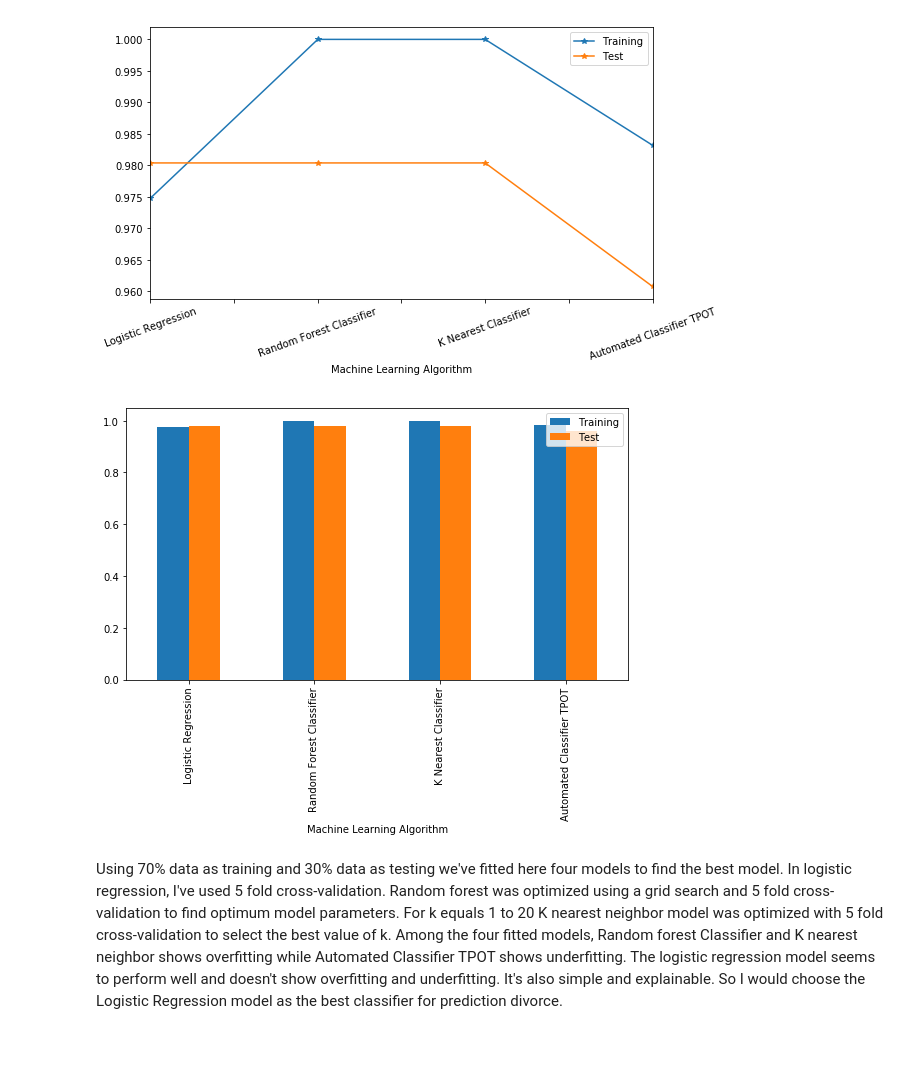
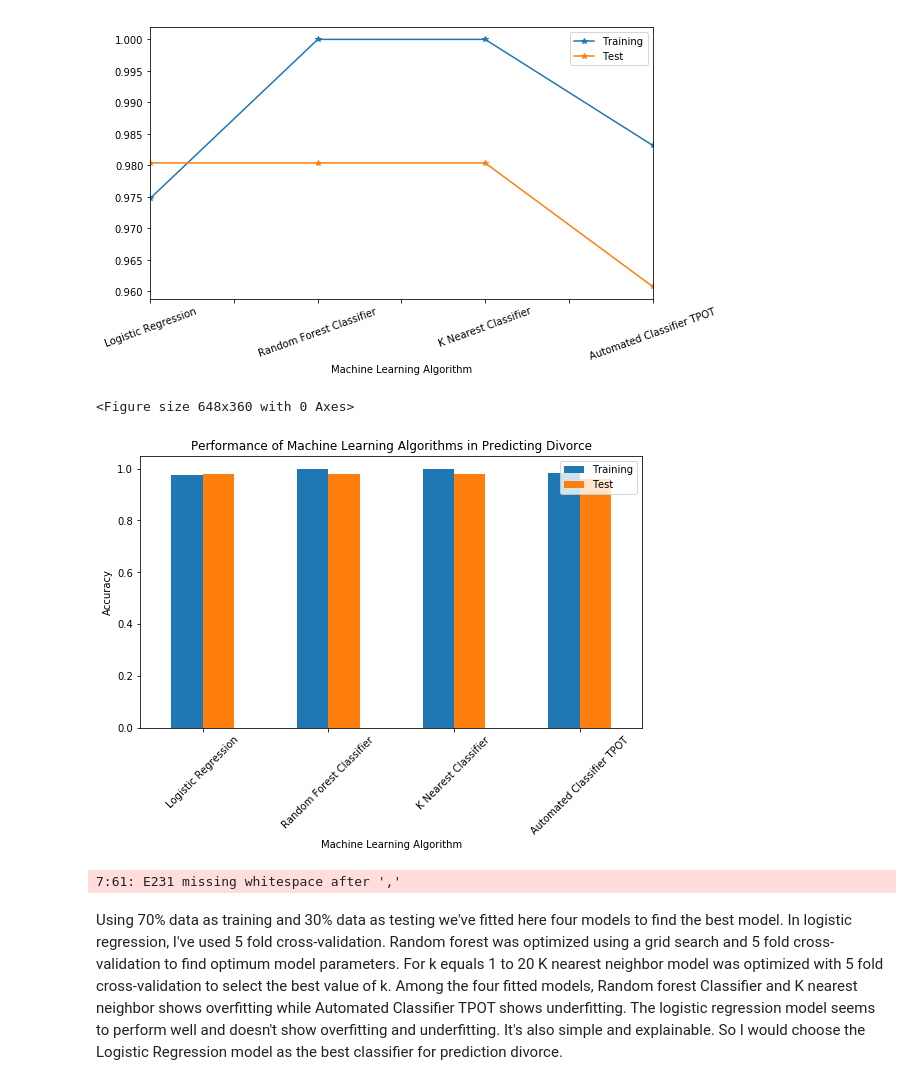
Before and after one commit to ranamahmud/write-a-data-science-blog-post-udacity, a Jupyter notebook: Project 1 Write A Data Science Blog Post.ipynb, the cells around one changed output. Cells and saved outputs as stored; diff of their text form; code cells hidden in the pictures; blank space fills up the shorter version.

```diff
--- a/Project 1 Write A Data Science Blog Post.ipynb
+++ b/Project 1 Write A Data Science Blog Post.ipynb
@@ -819,12 +839,18 @@ plt.xticks(rotation=20)
 (array([0. , 0.5, 1. , 1.5, 2. , 2.5, 3. ]),
  <a list of 7 Text xticklabel objects>)
 [figure]
-# %%
-# plot the model results
-results.plot(kind='bar')
-plt.show()
-# %% [output]
-[figure, removed]
+# %%
+figure = plt.gcf()
+# plot the model results
+results.plot(kind='bar')
+plt.title("Performance of Machine Learning Algorithms in Predicting Divorce")
+plt.ylabel("Accuracy")
+plt.xticks(rotation=45)
+plt.savefig("Performance of Machine Learning Algorithms.png",bbox_inches='tight', dpi=300)
+# %% [output]
+<Figure size 648x360 with 0 Axes>
+[figure, added]
+7:61: E231 missing whitespace after ','
 # %% [markdown]
 Using 70% data as training and 30% data as testing we've fitted here four models to find the best model.
 In logistic regression, I've used 5 fold cross-validation.
```
Also changed, not shown: parts of 8 cells of this notebook, 10 other files.
